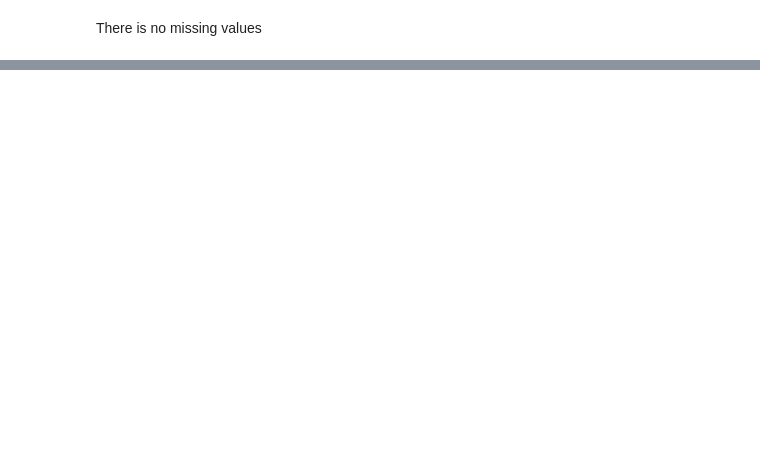
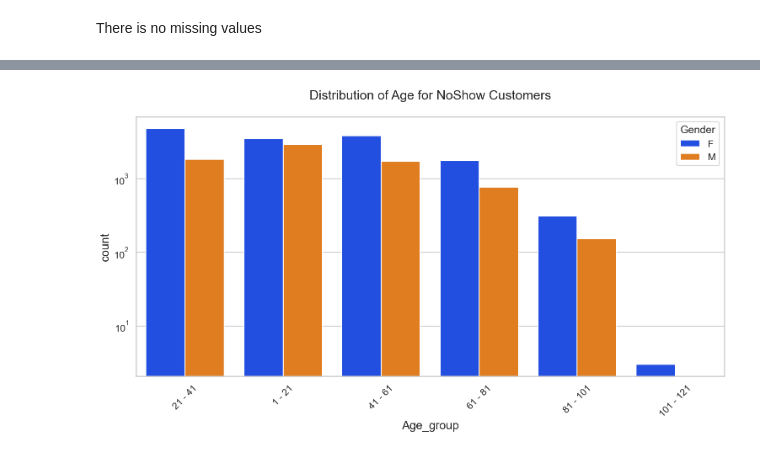
Before and after one commit to abhishek1511/Healthcare-EDA, a Jupyter notebook: Healthcare_EDA.ipynb, the cells around one changed output, grey strips where cells are left out. Saved outputs shown, nothing was run; the diff lists cells and outputs as text; code cells hidden in the pictures; blank space fills up the shorter version.

```diff
--- a/Healthcare_EDA.ipynb
+++ b/Healthcare_EDA.ipynb
@@ -235,0 +429,9 @@ There is no missing values
+# %%
+uniplot(
+    new_df1_target1,
+    col='Age_group',
+    title='Distribution of Age for NoShow Customers',
+    hue='Gender'
+)
+# %% [output]
+[figure, added]
```
Also changed, not shown: parts of 26 cells of this notebook.
